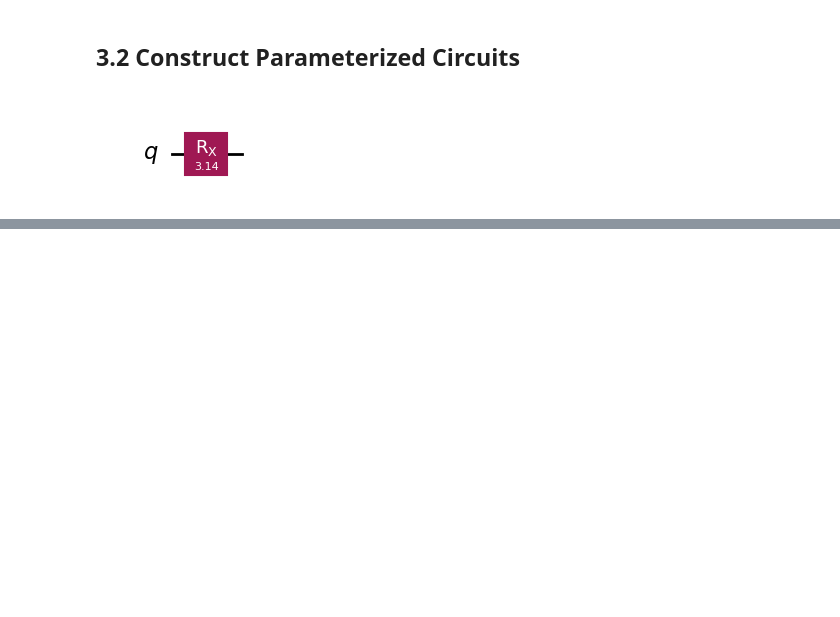
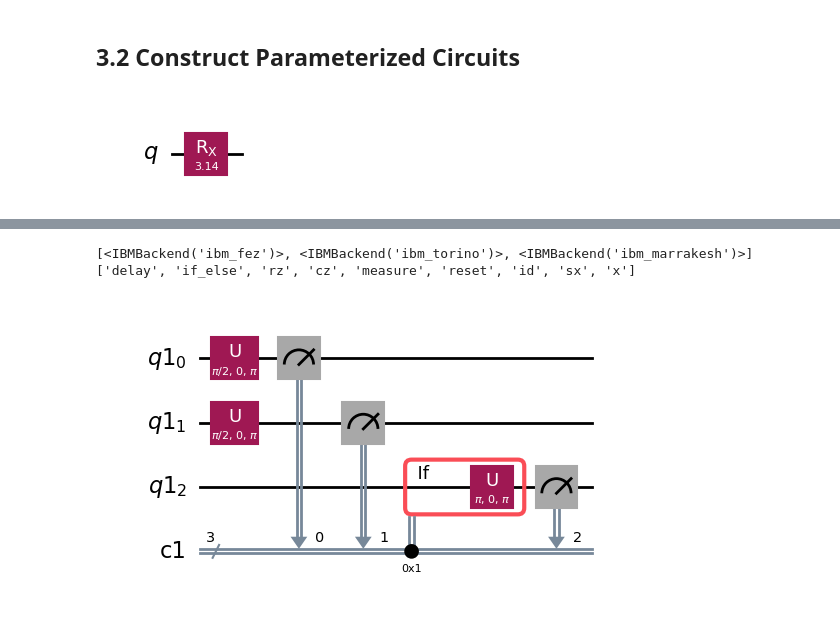
Before and after one commit to Rishivarshil/osuquantumclub, a Jupyter notebook: qiskit_study_guide.ipynb, the cells around one changed output, grey strips where cells are left out. Saved outputs shown, nothing was run; the diff lists cells and outputs as text; code cells hidden in the pictures; blank space fills up the shorter version.

```diff
--- a/qiskit_study_guide.ipynb
+++ b/qiskit_study_guide.ipynb
@@ -184,0 +195,20 @@ Transpile w/ pass manager
+# %%
+# Note: Make sure you have saved your IBM Quantum account previously (ibm_account.ipynb -- but with your token)
+from qiskit_ibm_runtime import QiskitRuntimeService
+
+service = QiskitRuntimeService()
+
+# get available backends
+print(service.backends())
+
+# Determine basis gates for ibm_fez backend (translation stage)
+backend = service.backend("ibm_fez", instance=None, use_fractional_gates=False)
+print(backend.operation_names)
+# %% [output]
+[<IBMBackend('ibm_fez')>, <IBMBackend('ibm_torino')>, <IBMBackend('ibm_marrakesh')>]
+['delay', 'if_else', 'rz', 'cz', 'measure', 'reset', 'id', 'sx', 'x']
+# %%
+# Circuit using native basis gates (not specific to a hardware)
+circuit.decompose().draw('mpl')
+# %% [output]
+[figure, added]
```
Also changed, not shown: parts of 37 cells of this notebook.
